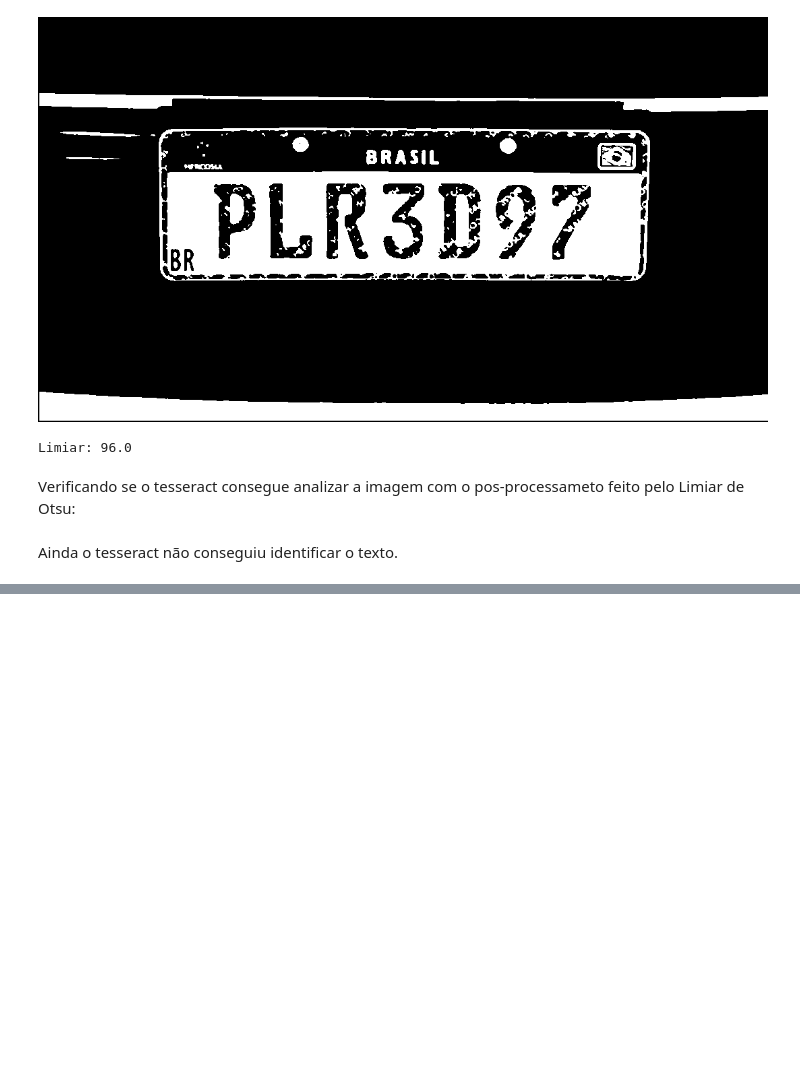
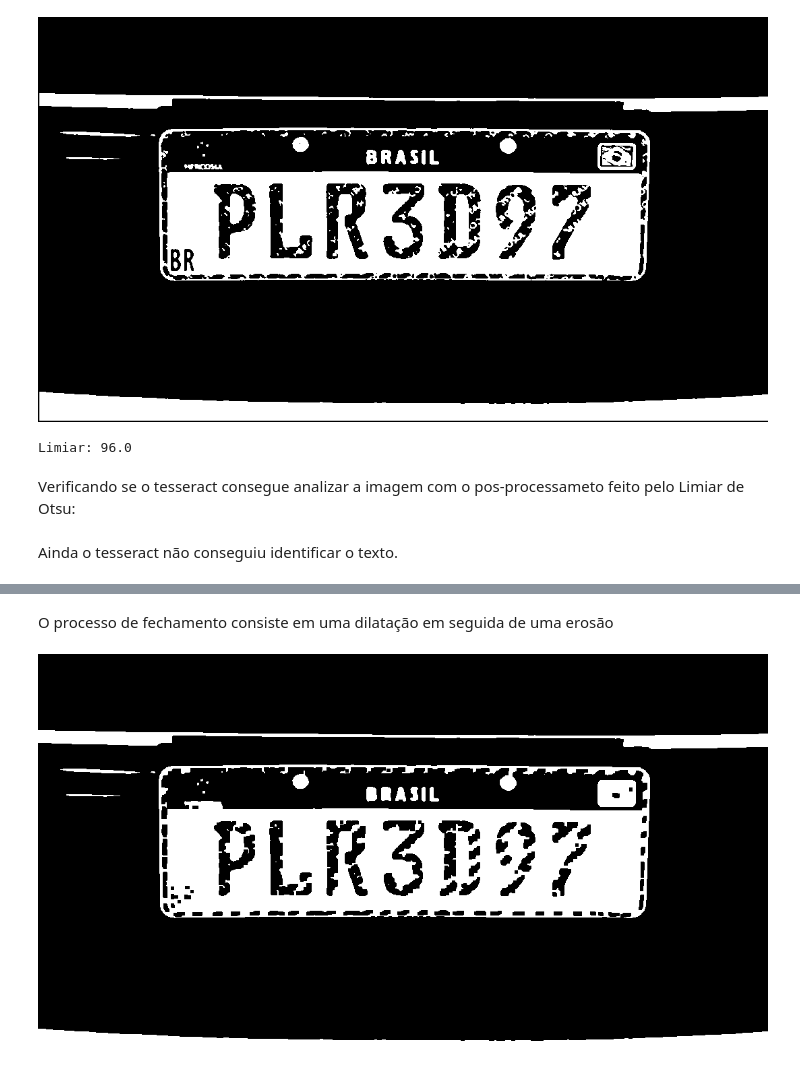
Before and after one commit to GustavoDwSantos/cursosalura, a Jupyter notebook: visao_computacional_com_OpenCV/Detecção_de_texto_em_placas_de_carro.ipynb, the cells around one changed output, grey strips where cells are left out. Drawn from its saved outputs; the diff is of its cells as text; code cells hidden in the pictures; blank space fills up the shorter version.

```diff
--- a/visao_computacional_com_OpenCV/Detecção_de_texto_em_placas_de_carro.ipynb
+++ b/visao_computacional_com_OpenCV/Detecção_de_texto_em_placas_de_carro.ipynb
@@ -257,0 +297,7 @@ Ainda o tesseract não conseguiu identificar o texto.
+# %% [markdown]
+O processo de fechamento consiste em uma dilatação em seguida de uma erosão
+# %%
+fechamento = cv2.morphologyEx(lim_otsu, cv2.MORPH_CLOSE, kernel)
+cv2_imshow(fechamento)
+# %% [output]
+[figure, added]
```
Also changed, not shown: parts of 38 cells of this notebook.
